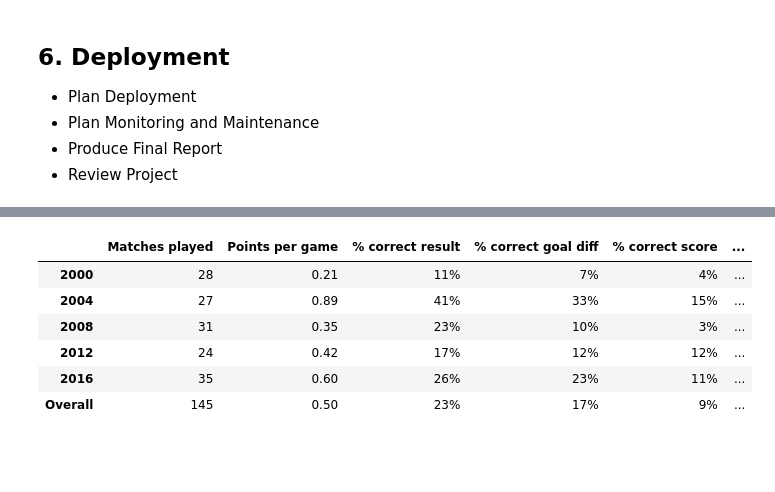
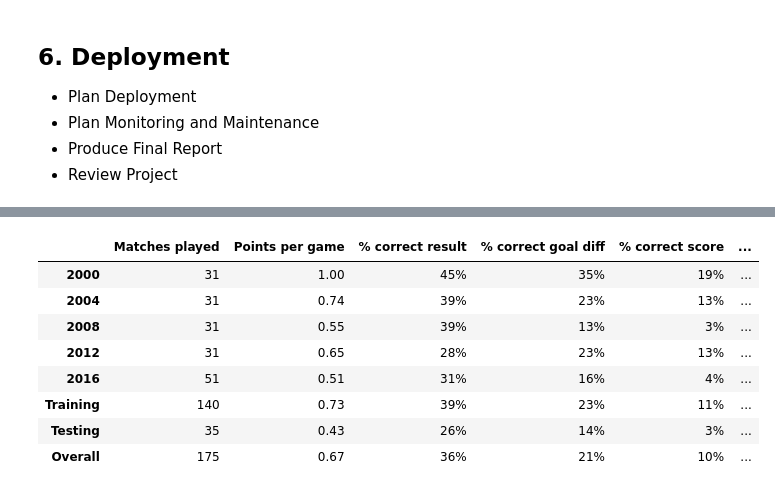
Before and after one commit to deacona/the-ball-is-round, a Jupyter notebook: notebooks/intl_02_euro_2020.ipynb, the cells around one changed output, grey strips where cells are left out. Cells and saved outputs as stored; diff of their text form; code cells hidden in the pictures; blank space fills up the shorter version.

```diff
--- a/notebooks/intl_02_euro_2020.ipynb
+++ b/notebooks/intl_02_euro_2020.ipynb
@@ -331,6 +313,8 @@ Name: Team, dtype: int64
 # %%
 data = match.merge(summary, left_on=["Team_1", "Year"], right_on=["Team", "Year"]) #, suffixes=["", "_1"])
 data = data.merge(summary, left_on=["Team_2", "Year"], right_on=["Team", "Year"], suffixes=["", " (2)"])
+data.sort_values(by=["Date"], inplace=True)
+data.reset_index(drop=True, inplace=True)
 
 data["Elo_rating_diff"] = data["Rating"] - data["Rating (2)"]
 data["Home_advantage"] = data["Home_1"] - data["Home_2"]
@@ -344,7 +328,7 @@ data["Relative_ELO_rating"] = data["Rating"] / data["Rating (2)"]
 
 # model_years = [2000, 2004, 2008, 2012, 2016]
 live_years = [2021]
-data["Usage"] = "Model"
+data["Usage"] = "Training"
 data.loc[data.Year.isin(live_years), "Usage"] = "Live"
 
 # data = data[["Date", "Year", "Team_1", "Team_2", "Goal_diff", "Goal_total", "Elo_rating_diff", "Home_advantage", "Win_expectency_1",
@@ -744,7 +728,7 @@ gt_eval[['Name', 'R^2', 'RMSE', 'MedAE']]\
 # plt.tight_layout()
 # plt.show()
 # %%
-selected_gd_model = gd_model_list[2]["Reg"]
+selected_gd_model = gd_model_list[7]["Reg"]
 selected_gt_model = gt_model_list[3]["Reg"]
 
 selected_gd_model, selected_gt_model
@@ -762,14 +746,17 @@ selected_gd_model, selected_gt_model
 # %%
 output = data.copy(deep=True)[["Date", "Year", "Team_1", "Team_2", "Usage", "Goals_1", "Goals_2", "Goal_diff", "Goal_total", "Result"]]
 output.columns = ["Date", "Year", "Team_1", "Team_2", "Usage", "Actual_score_1", "Actual_score_2", "Actual_goal_diff", "Actual_goal_total", "Actual_result"]
+output.loc[output.index.isin(gd_y_test.index), "Usage"] = "Testing"
 
 gd_pred = selected_gd_model.predict(data[gd_features])
 gt_pred = selected_gt_model.predict(data[gt_features])
 
+gd_weight = 1.05
+gt_weight = 1.15
 
 ## add weights?
-output["Predicted_score_1"] = ((gt_pred + gd_pred) / 2).round()
-output["Predicted_score_2"] = ((gt_pred - gd_pred) / 2).round()
+output["Predicted_score_1"] = (gd_weight * (gt_pred + gd_pred) / 2).round()
+output["Predicted_score_2"] = (gt_weight * (gt_pred - gd_pred) / 2).round()
 output["Predicted_goal_diff"] = output.Predicted_score_1 - output.Predicted_score_2
 output["Predicted_goal_total"] = output.Predicted_score_1 + output.Predicted_score_2
 output["Predicted_result"] = None
@@ -808,37 +795,59 @@ output.describe(include="all").T
 # %%
-summary = pd.concat([
-    output[pd.notnull(output.Actual_result)].Year.value_counts().sort_index(),
-    output[pd.notnull(output.Actual_result)].groupby("Year")[["Points", "Correct_result", "Correct_goal_diff", "Correct_score",
-                                                              "Predicted_goal_total", "Actual_goal_total"]].mean(),
-    output[pd.notnull(output.Actual_result) & (output.Predicted_result != "Draw")].Year.value_counts() / output[pd.notnull(output.Actual_result)].Year.value_counts(),
-    output[pd.notnull(output.Actual_result) & (output.Actual_result != "Draw")].Year.value_counts() / output[pd.notnull(output.Actual_result)].Year.value_counts(),
-], axis=1)
+def agg_by_col(df, col, asc=True):
+    """
+    INPUT:
+        df - Match-level output dataframe
+        col - Column to aggregate by
+        asc - Sort ascending (True) or descending (False)
 
-summary.columns = ["Matches played", "Points per game", "% correct result", "% correct goal diff", "% correct score",
-                   "Goals per game", "Goals per game (actual)", "% games won", "% games won (actual)"]
+    OUTPUT:
+        agg - Aggregated dataframe
+    """
+    agg = pd.concat([
+        df[pd.notnull(df.Actual_result)][col].value_counts().sort_index(),
+        df[pd.notnull(df.Actual_result)].groupby(col)[["Points", "Correct_result", "Correct_goal_diff", "Correct_score",
+                                                                  "Predicted_goal_total", "Actual_goal_total"]].mean(),
+        df[pd.notnull(df.Actual_result) & (df.Predicted_result != "Draw")][col].value_counts() / df[pd.notnull(df.Actual_result)][col].value_counts(),
+        df[pd.notnull(df.Actual_result) & (df.Actual_result != "Draw")][col].value_counts() / df[pd.notnull(df.Actual_result)][col].value_counts(),
+    ], axis=1)
+    agg.sort_index(ascending=asc, inplace=True)
+    agg.columns = ['Matches played', 'Points per game', '% correct result',
+       '% correct goal diff', '% correct score', 'Goals per game (predicted)',
+       'Goals per game (actual)', '% games won (predicted)',
+       '% games won (actual)']
+#     print(agg.columns)
+
+    return agg
 
 overall = pd.DataFrame({
     "Matches played": output[pd.notnull(output.Actual_result)].shape[0],
     "Points per game": output[pd.notnull(output.Actual_result)].Points.mean(),
     "% correct result": output[pd.notnull(output.Actual_result)].Correct_result.mean(),
     "% correct goal diff": output[pd.notnull(output.Actual_result)].Correct_goal_diff.mean(),
     "% correct score": output[pd.notnull(output.Actual_result)].Correct_score.mean(),
-    "Goals per game": output[pd.notnull(output.Actual_result)].Predicted_goal_total.mean(),
+    "Goals per game (predicted)": output[pd.notnull(output.Actual_result)].Predicted_goal_total.mean(),
     "Goals per game (actual)": output[pd.notnull(output.Actual_result)].Actual_goal_total.mean(),
-    "% games won": output[pd.notnull(output.Actual_result) & (output.Predicted_result != "Draw")].shape[0] / output[pd.notnull(output.Actual_result)].shape[0],
+    "% games won (predicted)": output[pd.notnull(output.Actual_result) & (output.Predicted_result != "Draw")].shape[0] / output[pd.notnull(output.Actual_result)].shape[0],
     "% games won (actual)": output[pd.notnull(output.Actual_result) & (output.Actual_result != "Draw")].shape[0] / output[pd.notnull(output.Actual_result)].shape[0],
 }, index=["Overall"])
-summary = pd.concat([summary, overall], axis=0)
+# print(overall.columns)
 
+summary = pd.concat([agg_by_col(output, "Year"), agg_by_col(output, "Usage", asc=False), overall], axis=0)
 summary = summary.round(2)
-pct_cols = ["% correct result", "% correct goal diff", "% correct score", "% games won", "% games won (actual)"]
+pct_cols = []
+for col in summary.columns:
+    if col.startswith("%"):
+        pct_cols.append(col)
 summary[pct_cols] = (100 * summary[pct_cols]).astype(int).astype(str) + "%"
+
 summary
 # %% [output]
 |  | Matches played | Points per game | % correct result | % correct goal diff | % correct score | ... |
-| 2000 | 28 | 0.21 | 11% | 7% | 4% | ... |
-| 2004 | 27 | 0.89 | 41% | 33% | 15% | ... |
-| 2008 | 31 | 0.35 | 23% | 10% | 3% | ... |
-| 2012 | 24 | 0.42 | 17% | 12% | 12% | ... |
-| 2016 | 35 | 0.60 | 26% | 23% | 11% | ... |
-| Overall | 145 | 0.50 | 23% | 17% | 9% | ... |
+| 2000 | 31 | 1.00 | 45% | 35% | 19% | ... |
+| 2004 | 31 | 0.74 | 39% | 23% | 13% | ... |
+| 2008 | 31 | 0.55 | 39% | 13% | 3% | ... |
+| 2012 | 31 | 0.65 | 28% | 23% | 13% | ... |
+| 2016 | 51 | 0.51 | 31% | 16% | 4% | ... |
+| Training | 140 | 0.73 | 39% | 23% | 11% | ... |
+| Testing | 35 | 0.43 | 26% | 14% | 3% | ... |
+| Overall | 175 | 0.67 | 36% | 21% | 10% | ... |
```
Also changed, not shown: parts of 12 cells of this notebook, 21 other files.
